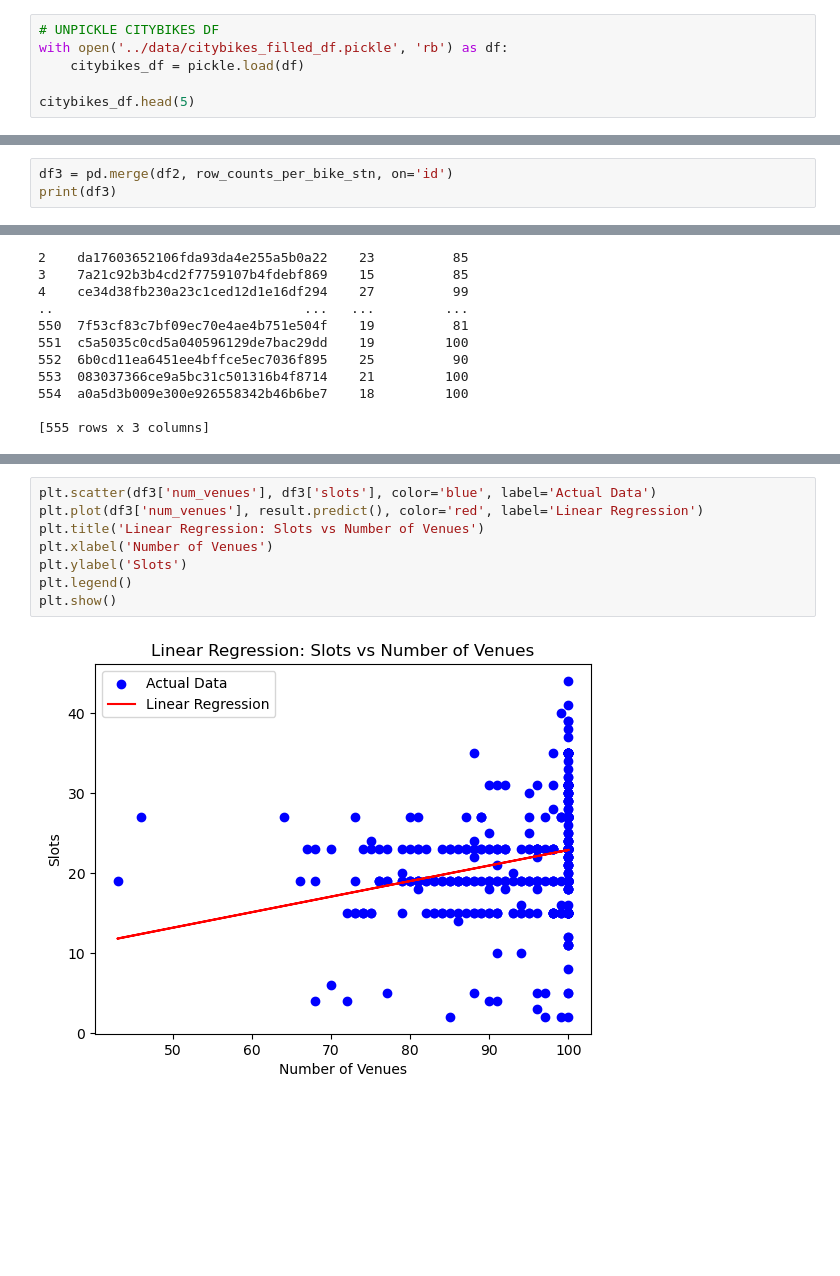
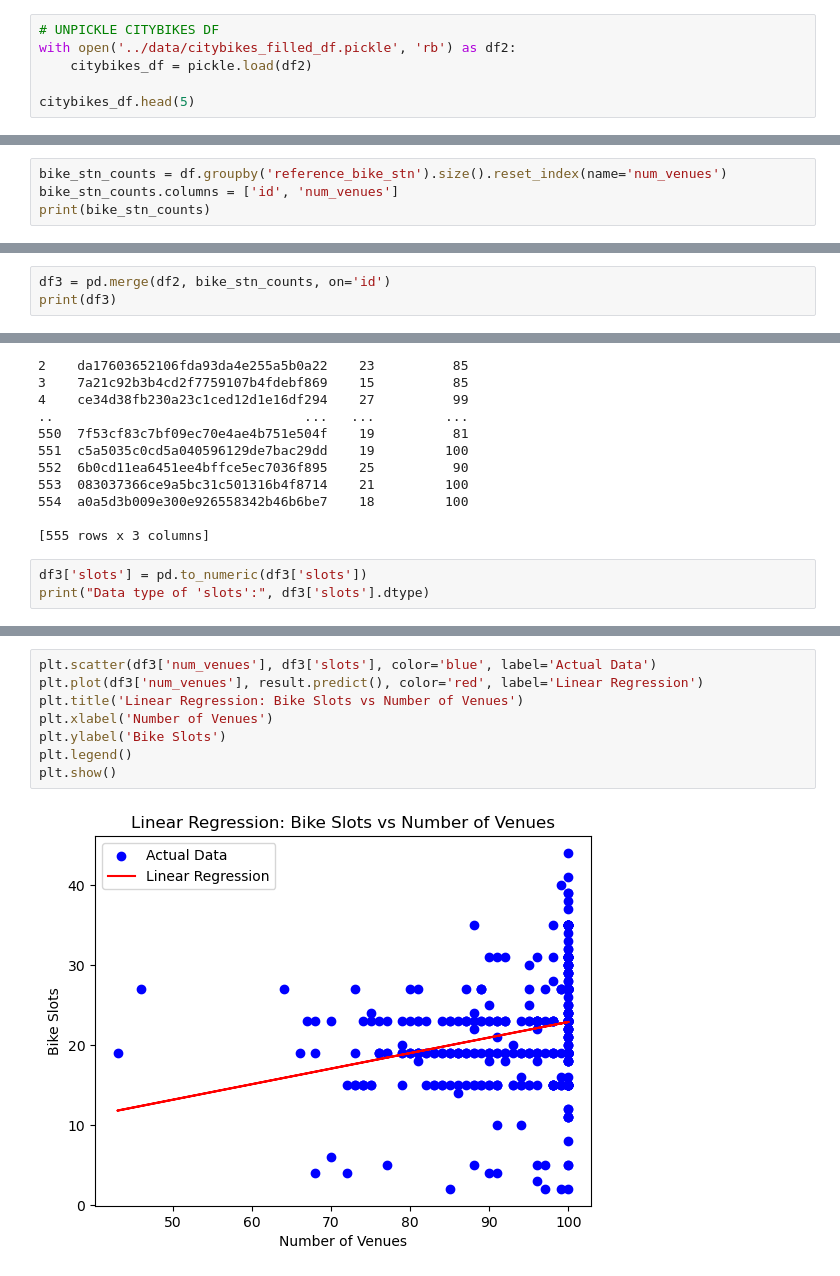
Before and after one commit to briggyx/biking_bayarea, a Jupyter notebook: docs/model_building.ipynb, the cells around one changed output, grey strips where cells are left out. Cells and saved outputs as stored; diff of their text form; blank space fills up the shorter version.

```diff
--- a/docs/model_building.ipynb
+++ b/docs/model_building.ipynb
@@ -42,8 +42,8 @@ df.head(5)
 | 4 | d0e8f4f1834b7b33a3faf8882f567ab8 | 52fe4532498e80c8d231d768 | 13034.0 | Café | 37.850958 | -122.271077 | Rasa Caffe | 3140 Martin Luther King Jr Way | ... |
 # %%
 # UNPICKLE CITYBIKES DF
-with open('../data/citybikes_filled_df.pickle', 'rb') as df:
-    citybikes_df = pickle.load(df)
+with open('../data/citybikes_filled_df.pickle', 'rb') as df2:
+    citybikes_df = pickle.load(df2)
 
 citybikes_df.head(5)
 # %% [output]
@@ -53,3 +53,7 @@ citybikes_df.head(5)
 | 2 | Oak St at 1st St | da17603652106fda93da4e255a5b0a22 | 2024-04-02T18:29:27.044000Z | -121.88109 | 37.322125 | 23 | 14 | 9 | True | ... |
 | 3 | Bestor Art Park | 7a21c92b3b4cd2f7759107b4fdebf869 | 2024-04-02T18:29:26.797000Z | -121.874119 | 37.323678 | 15 | 12 | 3 | True | ... |
 | 4 | 5th St at Virginia St | ce34d38fb230a23c1ced12d1e16df294 | 2024-04-02T18:29:26.971000Z | -121.87712 | 37.325998 | 27 | 19 | 7 | True | ... |
+# %%
+bike_stn_counts = df.groupby('reference_bike_stn').size().reset_index(name='num_venues')
+bike_stn_counts.columns = ['id', 'num_venues']
+print(bike_stn_counts)
@@ -96,7 +93,7 @@ df2
 | 554 | a0a5d3b009e300e926558342b46b6be7 | 18 |
 555 rows × 2 columns
 # %%
-df3 = pd.merge(df2, row_counts_per_bike_stn, on='id')
+df3 = pd.merge(df2, bike_stn_counts, on='id')
 print(df3)
 # %% [output]
                                    id slots  num_venues
@@ -113,3 +110,6 @@ print(df3)
 554  a0a5d3b009e300e926558342b46b6be7    18         100
 
 [555 rows x 3 columns]
+# %%
+df3['slots'] = pd.to_numeric(df3['slots'])
+print("Data type of 'slots':", df3['slots'].dtype)
@@ -153,10 +146,10 @@ dtype: float64
 # %%
 plt.scatter(df3['num_venues'], df3['slots'], color='blue', label='Actual Data')
 plt.plot(df3['num_venues'], result.predict(), color='red', label='Linear Regression')
-plt.title('Linear Regression: Slots vs Number of Venues')
+plt.title('Linear Regression: Bike Slots vs Number of Venues')
 plt.xlabel('Number of Venues')
-plt.ylabel('Slots')
+plt.ylabel('Bike Slots')
 plt.legend()
 plt.show()
 # %% [output]
-[figure, old version]
+[figure, new version]
```
Also changed, not shown: parts of 4 cells of this notebook, 4 other files.
